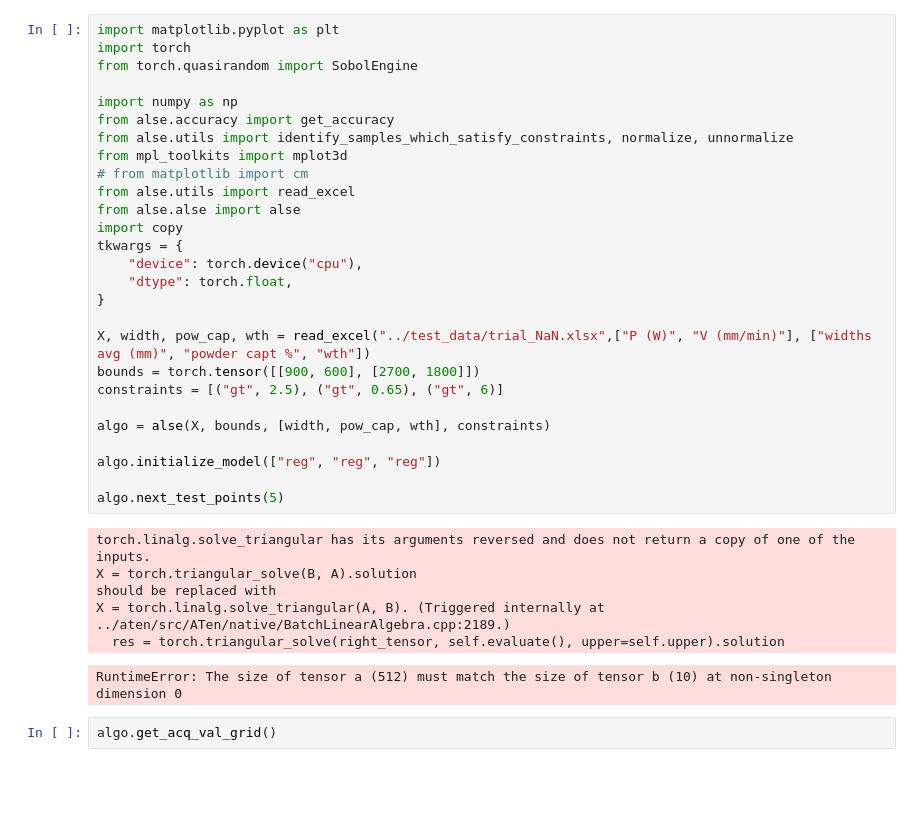
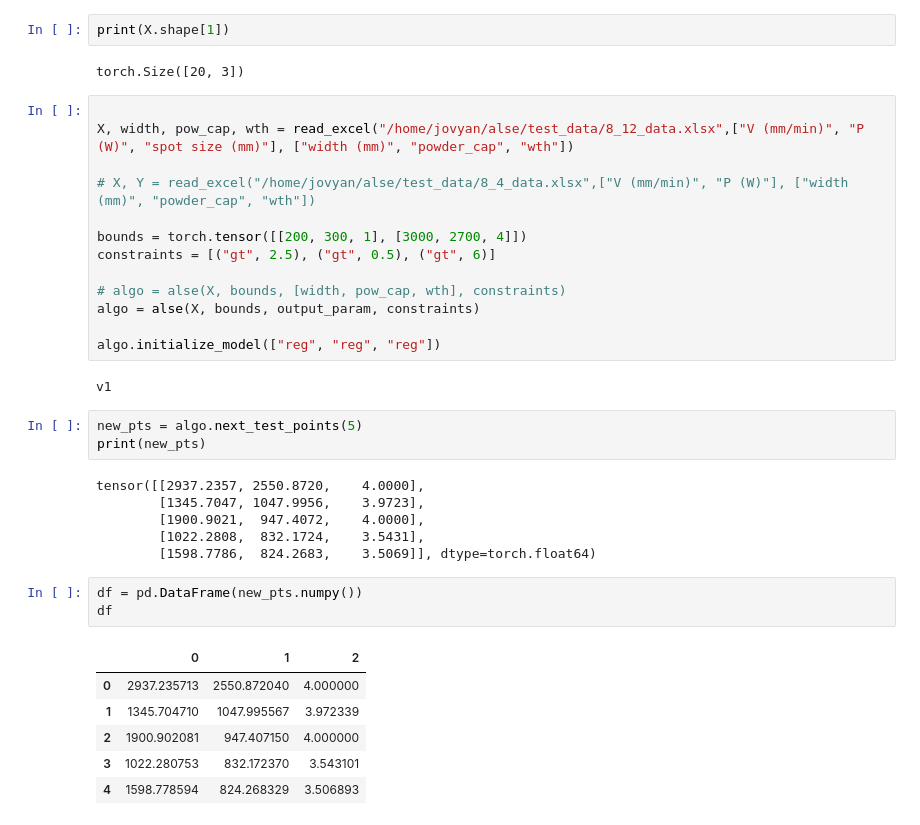
Before and after one commit to ulissigroup/cas, a Jupyter notebook: example/test_alse.ipynb, the cells around one changed output. Drawn from its saved outputs; the diff is of its cells as text; blank space fills up the shorter version.

Commit message:
minor change to table style + update examples

```diff
--- a/example/test_alse.ipynb
+++ b/example/test_alse.ipynb
@@ -1,36 +69,38 @@
+# %%
+print(X.shape[1])
+# %% [output]
+torch.Size([20, 3])
+# %%
+
+X, width, pow_cap, wth = read_excel("/home/jovyan/alse/test_data/8_12_data.xlsx",["V (mm/min)", "P (W)", "spot size (mm)"], ["width (mm)", "powder_cap", "wth"])
+
+# X, Y = read_excel("/home/jovyan/alse/test_data/8_4_data.xlsx",["V (mm/min)", "P (W)"], ["width (mm)", "powder_cap", "wth"])
+
+bounds = torch.tensor([[200, 300, 1], [3000, 2700, 4]])
+constraints = [("gt", 2.5), ("gt", 0.5), ("gt", 6)]
+
+# algo = alse(X, bounds, [width, pow_cap, wth], constraints)
+algo = alse(X, bounds, output_param, constraints)
+
+algo.initialize_model(["reg", "reg", "reg"])
+# %% [output]
+v1
+# %%
+new_pts = algo.next_test_points(5)
+print(new_pts)
+# %% [output]
+tensor([[2937.2357, 2550.8720,    4.0000],
+        [1345.7047, 1047.9956,    3.9723],
+        [1900.9021,  947.4072,    4.0000],
+        [1022.2808,  832.1724,    3.5431],
+        [1598.7786,  824.2683,    3.5069]], dtype=torch.float64)
 # %%
-import matplotlib.pyplot as plt
-import torch
-from torch.quasirandom import SobolEngine
-
-import numpy as np
-from alse.accuracy import get_accuracy
-from alse.utils import identify_samples_which_satisfy_constraints, normalize, unnormalize
-from mpl_toolkits import mplot3d
-# from matplotlib import cm
-from alse.utils import read_excel
-from alse.alse import alse
-import copy
-tkwargs = {
-    "device": torch.device("cpu"),
-    "dtype": torch.float,
-}
-
-X, width, pow_cap, wth = read_excel("../test_data/trial_NaN.xlsx",["P (W)", "V (mm/min)"], ["widths avg (mm)", "powder capt %", "wth"])
-bounds = torch.tensor([[900, 600], [2700, 1800]])
-constraints = [("gt", 2.5), ("gt", 0.65), ("gt", 6)]
-
-algo = alse(X, bounds, [width, pow_cap, wth], constraints)
-
-algo.initialize_model(["reg", "reg", "reg"])
-
-algo.next_test_points(5)
+df = pd.DataFrame(new_pts.numpy())
+df
 # %% [output]
-torch.linalg.solve_triangular has its arguments reversed and does not return a copy of one of the inputs.
-X = torch.triangular_solve(B, A).solution
-should be replaced with
-X = torch.linalg.solve_triangular(A, B). (Triggered internally at  ../aten/src/ATen/native/BatchLinearAlgebra.cpp:2189.)
-  res = torch.triangular_solve(right_tensor, self.evaluate(), upper=self.upper).solution
-RuntimeError: The size of tensor a (512) must match the size of tensor b (10) at non-singleton dimension 0
+|  | 0 | 1 | 2 |
+| 0 | 2937.235713 | 2550.872040 | 4.000000 |
+| 1 | 1345.704710 | 1047.995567 | 3.972339 |
+| 2 | 1900.902081 | 947.407150 | 4.000000 |
+| 3 | 1022.280753 | 832.172370 | 3.543101 |
+| 4 | 1598.778594 | 824.268329 | 3.506893 |
-# %%
-algo.get_acq_val_grid()
```
Also changed, not shown: parts of 10 cells of this notebook, 3 other files.
